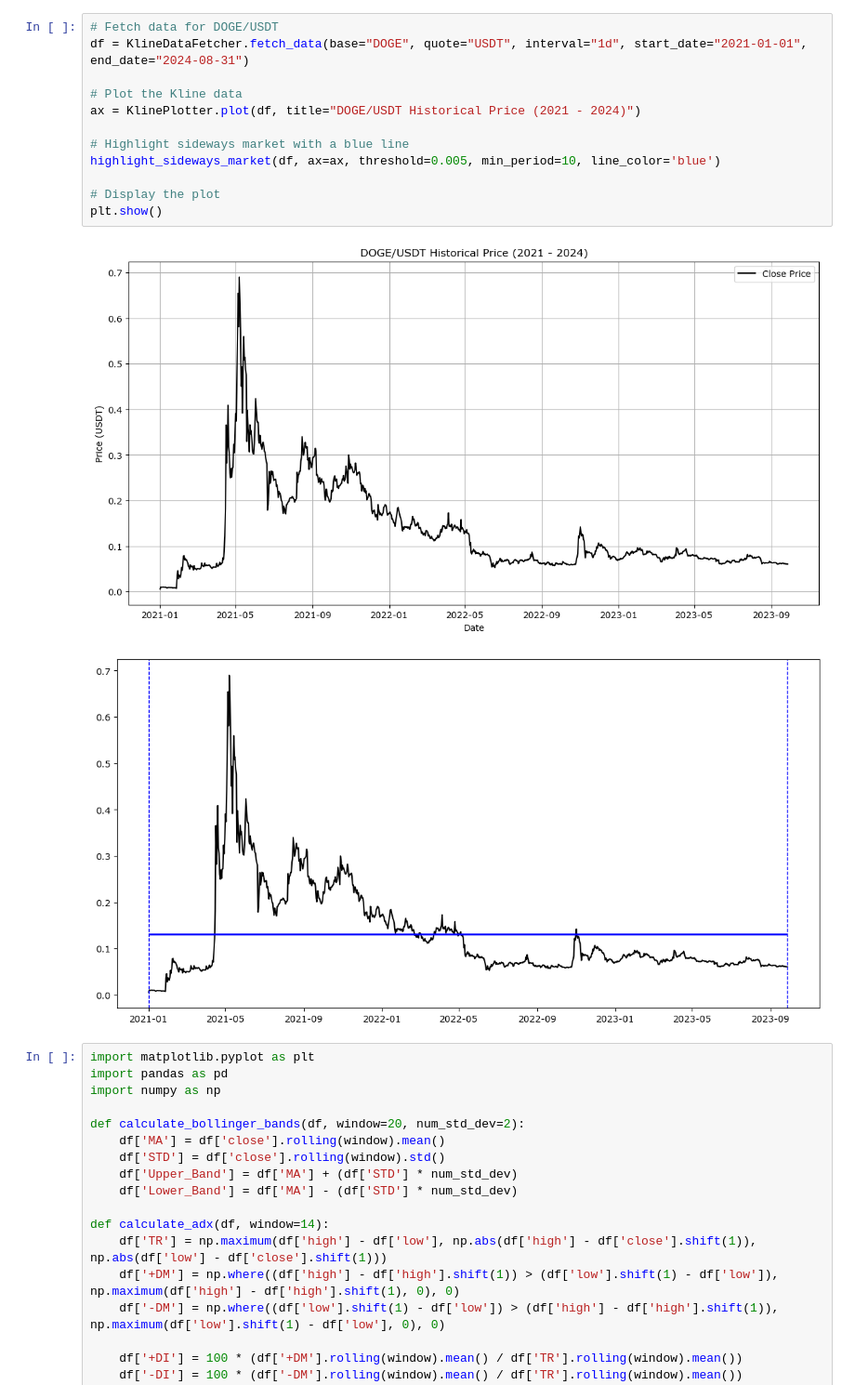
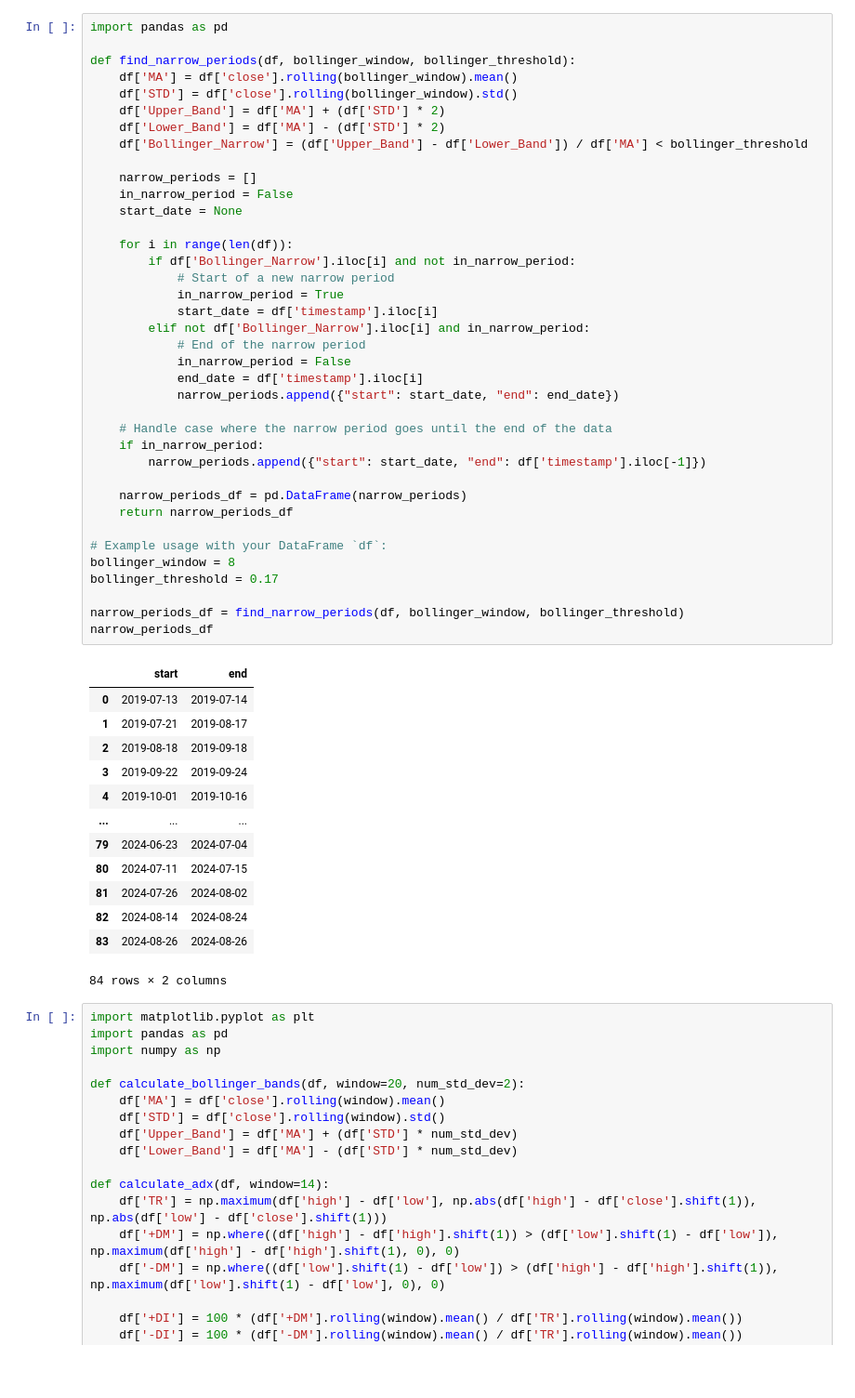
Before and after one commit to nevrax/memoir, a Jupyter notebook: flats.ipynb, the cells around one changed output. Shown at 93% size. Cells and saved outputs as stored; diff of their text form; blank space fills up the shorter version.

```diff
--- a/flats.ipynb
+++ b/flats.ipynb
@@ -127,18 +130,55 @@ def highlight_sideways_market(df, ax=None, threshold=0.005, min_period=5, line_c
-# %%
-# Fetch data for DOGE/USDT
-df = KlineDataFetcher.fetch_data(base="DOGE", quote="USDT", interval="1d", start_date="2021-01-01", end_date="2024-08-31")
-
-# Plot the Kline data
-ax = KlinePlotter.plot(df, title="DOGE/USDT Historical Price (2021 - 2024)")
-
-# Highlight sideways market with a blue line
-highlight_sideways_market(df, ax=ax, threshold=0.005, min_period=10, line_color='blue')
-
-# Display the plot
-plt.show()
-# %% [output]
-[figure, removed]
-[figure, removed]
+# %%
+import pandas as pd
+
+def find_narrow_periods(df, bollinger_window, bollinger_threshold):
+    df['MA'] = df['close'].rolling(bollinger_window).mean()
+    df['STD'] = df['close'].rolling(bollinger_window).std()
+    df['Upper_Band'] = df['MA'] + (df['STD'] * 2)
+    df['Lower_Band'] = df['MA'] - (df['STD'] * 2)
+    df['Bollinger_Narrow'] = (df['Upper_Band'] - df['Lower_Band']) / df['MA'] < bollinger_threshold
+
+    narrow_periods = []
+    in_narrow_period = False
+    start_date = None
+
+    for i in range(len(df)):
+        if df['Bollinger_Narrow'].iloc[i] and not in_narrow_period:
+            # Start of a new narrow period
+            in_narrow_period = True
+            start_date = df['timestamp'].iloc[i]
+        elif not df['Bollinger_Narrow'].iloc[i] and in_narrow_period:
+            # End of the narrow period
+            in_narrow_period = False
+            end_date = df['timestamp'].iloc[i]
+            narrow_periods.append({"start": start_date, "end": end_date})
+
+    # Handle case where the narrow period goes until the end of the data
+    if in_narrow_period:
+        narrow_periods.append({"start": start_date, "end": df['timestamp'].iloc[-1]})
+
+    narrow_periods_df = pd.DataFrame(narrow_periods)
+    return narrow_periods_df
+
+# Example usage with your DataFrame `df`:
+bollinger_window = 8
+bollinger_threshold = 0.17
+
+narrow_periods_df = find_narrow_periods(df, bollinger_window, bollinger_threshold)
+narrow_periods_df
+# %% [output]
+|  | start | end |
+| 0 | 2019-07-13 | 2019-07-14 |
+| 1 | 2019-07-21 | 2019-08-17 |
+| 2 | 2019-08-18 | 2019-09-18 |
+| 3 | 2019-09-22 | 2019-09-24 |
+| 4 | 2019-10-01 | 2019-10-16 |
+| ... | ... | ... |
+| 79 | 2024-06-23 | 2024-07-04 |
+| 80 | 2024-07-11 | 2024-07-15 |
+| 81 | 2024-07-26 | 2024-08-02 |
+| 82 | 2024-08-14 | 2024-08-24 |
+| 83 | 2024-08-26 | 2024-08-26 |
+84 rows × 2 columns
 # %%
 import matplotlib.pyplot as plt
 import pandas as pd
```
Also changed, not shown: parts of 26 cells of this notebook.
